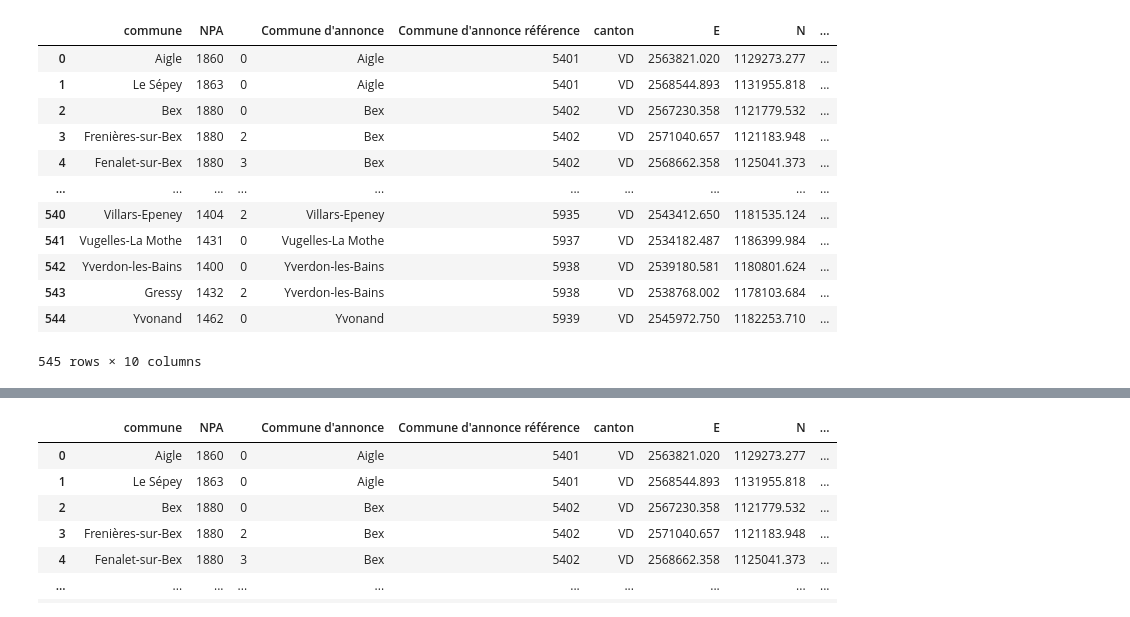
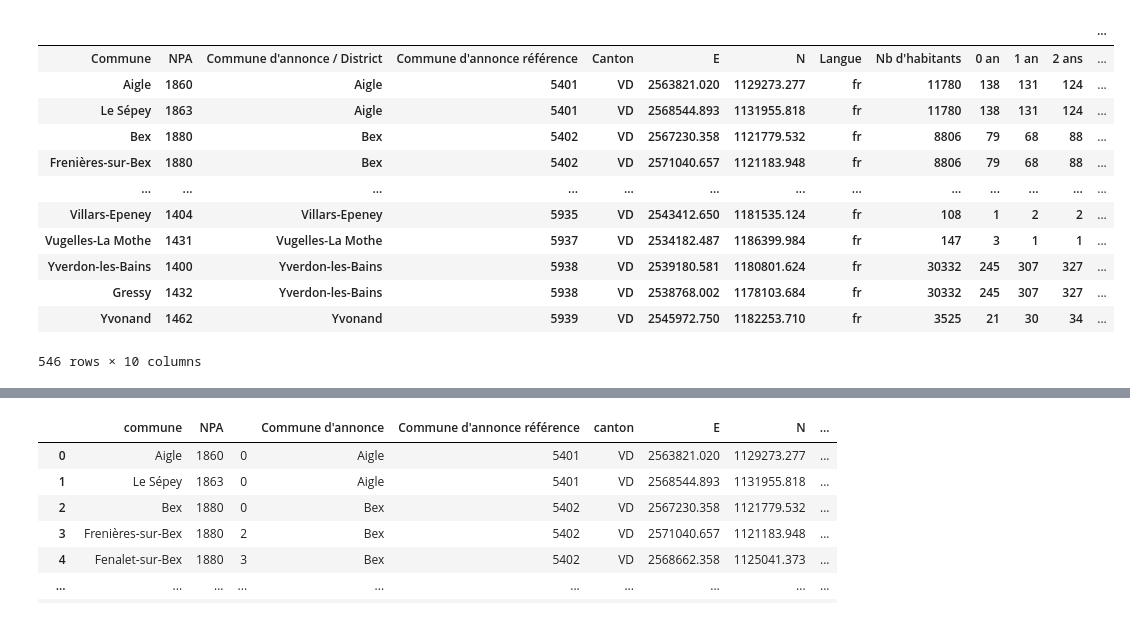
Before and after one commit to baertsch/MGT-530-SLO, a Jupyter notebook: generate_data.ipynb, the cells around one changed output, grey strips where cells are left out. Saved outputs shown, nothing was run; the diff lists cells and outputs as text; code cells hidden in the pictures.

```diff
--- a/generate_data.ipynb
+++ b/generate_data.ipynb
@@ -13,21 +20,20 @@ print(call.text)
 # %%
-import pandas as pd
 repo_url='https://raw.githubusercontent.com/baertsch/MGT-530-SLO/main/'
 column_names = ['commune', 'NPA', '',"Commune d'annonce","Commune d'annonce référence",'canton','E','N', 'langue','date_validite']  # example
 vaud_cities = pd.read_excel(repo_url+'vaud_communes.xlsx',header=None, names=column_names)
-vaud_cities
+display(vaud_cities)
 # %% [output]
-|  | commune | NPA |  | Commune d'annonce | Commune d'annonce référence | canton | E | N | ... |
-| 0 | Aigle | 1860 | 0 | Aigle | 5401 | VD | 2563821.020 | 1129273.277 | ... |
-| 1 | Le Sépey | 1863 | 0 | Aigle | 5401 | VD | 2568544.893 | 1131955.818 | ... |
-| 2 | Bex | 1880 | 0 | Bex | 5402 | VD | 2567230.358 | 1121779.532 | ... |
-| 3 | Frenières-sur-Bex | 1880 | 2 | Bex | 5402 | VD | 2571040.657 | 1121183.948 | ... |
-| 4 | Fenalet-sur-Bex | 1880 | 3 | Bex | 5402 | VD | 2568662.358 | 1125041.373 | ... |
-| ... | ... | ... | ... | ... | ... | ... | ... | ... | ... |
-| 540 | Villars-Epeney | 1404 | 2 | Villars-Epeney | 5935 | VD | 2543412.650 | 1181535.124 | ... |
-| 541 | Vugelles-La Mothe | 1431 | 0 | Vugelles-La Mothe | 5937 | VD | 2534182.487 | 1186399.984 | ... |
-| 542 | Yverdon-les-Bains | 1400 | 0 | Yverdon-les-Bains | 5938 | VD | 2539180.581 | 1180801.624 | ... |
-| 543 | Gressy | 1432 | 2 | Yverdon-les-Bains | 5938 | VD | 2538768.002 | 1178103.684 | ... |
-| 544 | Yvonand | 1462 | 0 | Yvonand | 5939 | VD | 2545972.750 | 1182253.710 | ... |
+|  |  |  |  |  |  |  |  |  |  |  |  | ... |
+| Commune | NPA | Commune d'annonce / District | Commune d'annonce référence | Canton | E | N | Langue | Nb d'habitants | 0 an | 1 an | 2 ans | ... |
+| Aigle | 1860 | Aigle | 5401 | VD | 2563821.020 | 1129273.277 | fr | 11780 | 138 | 131 | 124 | ... |
+| Le Sépey | 1863 | Aigle | 5401 | VD | 2568544.893 | 1131955.818 | fr | 11780 | 138 | 131 | 124 | ... |
+| Bex | 1880 | Bex | 5402 | VD | 2567230.358 | 1121779.532 | fr | 8806 | 79 | 68 | 88 | ... |
+| Frenières-sur-Bex | 1880 | Bex | 5402 | VD | 2571040.657 | 1121183.948 | fr | 8806 | 79 | 68 | 88 | ... |
+| ... | ... | ... | ... | ... | ... | ... | ... | ... | ... | ... | ... | ... |
+| Villars-Epeney | 1404 | Villars-Epeney | 5935 | VD | 2543412.650 | 1181535.124 | fr | 108 | 1 | 2 | 2 | ... |
+| Vugelles-La Mothe | 1431 | Vugelles-La Mothe | 5937 | VD | 2534182.487 | 1186399.984 | fr | 147 | 3 | 1 | 1 | ... |
+| Yverdon-les-Bains | 1400 | Yverdon-les-Bains | 5938 | VD | 2539180.581 | 1180801.624 | fr | 30332 | 245 | 307 | 327 | ... |
+| Gressy | 1432 | Yverdon-les-Bains | 5938 | VD | 2538768.002 | 1178103.684 | fr | 30332 | 245 | 307 | 327 | ... |
+| Yvonand | 1462 | Yvonand | 5939 | VD | 2545972.750 | 1182253.710 | fr | 3525 | 21 | 30 | 34 | ... |
-545 rows × 10 columns
+546 rows × 10 columns
 # %%
```
Also changed, not shown: parts of 9 cells of this notebook.
